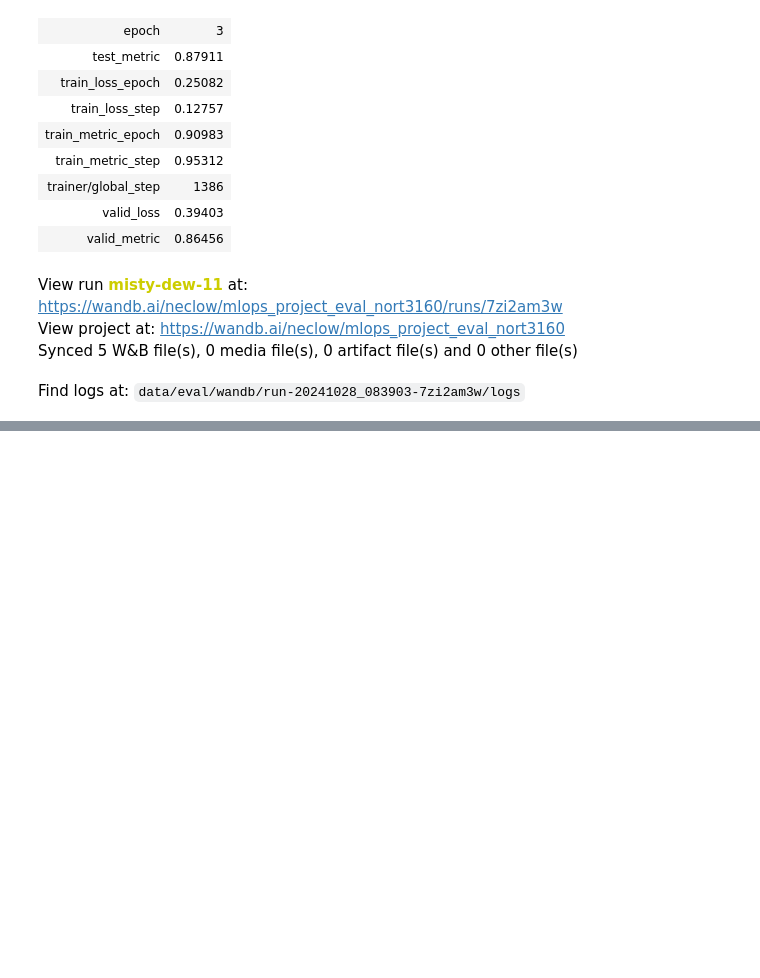
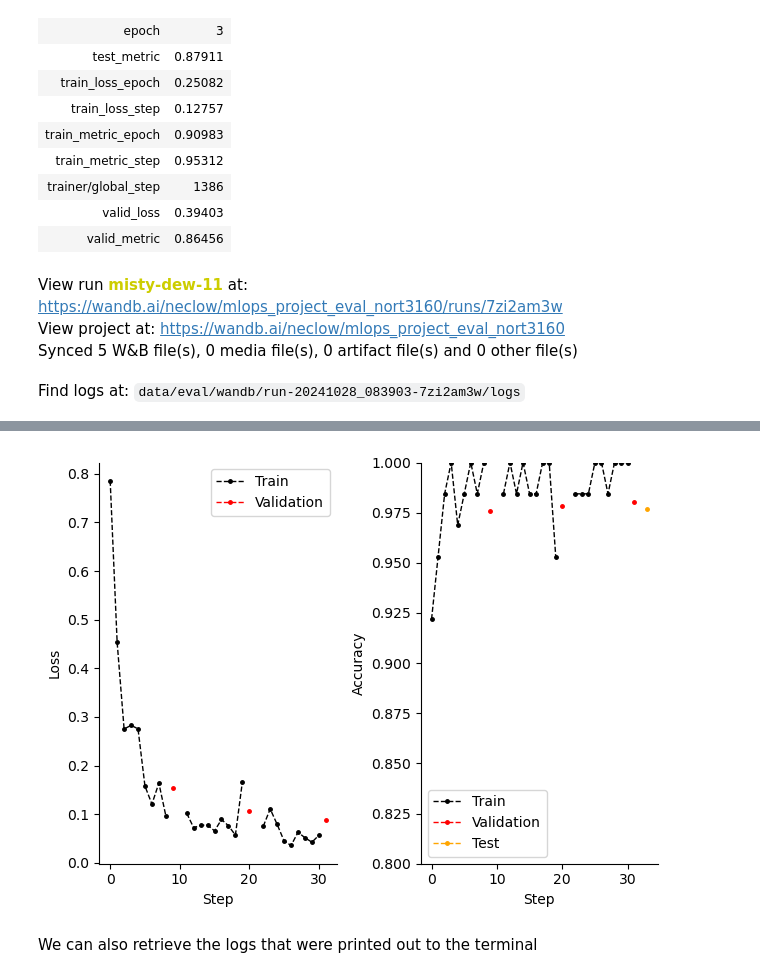
Before and after one commit to Neclow/mlops_project, a Jupyter notebook: notebooks/model_development.ipynb, the cells around one changed output, grey strips where cells are left out. Saved outputs shown, nothing was run; the diff lists cells and outputs as text; code cells hidden in the pictures; blank space fills up the shorter version.

```diff
--- a/notebooks/model_development.ipynb
+++ b/notebooks/model_development.ipynb
@@ -328,0 +361,7 @@ run = api.run()
+# %%
+api = wandb.Api()
+entity = "neclow"
+
+project = "mlops_project_eval_nort3160"
+
+runs = api.runs(f"{entity}/{project}")
@@ -328,0 +413,8 @@ run = api.run()
+# %%
+run_id = "igyrfwxv"
+
+run = api.run(f"neclow/mlops_project_eval_nort3160/{run_id}")
+
+run_history = run.history()
+
+run_history.head()
@@ -328,0 +428,52 @@ run = api.run()
+# %%
+fig, axs = plt.subplots(1, 2)
+
+plot_args = dict(linestyle="dashed", linewidth=1, style='.-', markersize=5)
+
+run_history.plot(x="_step", y="train_loss_step", color="k", label="Train", ax=axs[0], **plot_args)
+run_history.plot(
+    x="_step",
+    y="valid_loss",
+    color="r",
+    label="Validation",
+    ax=axs[0],
+    **plot_args
+)
+axs[0].set_ylabel("Loss")
+axs[0].set_xlabel("Step")
+
+run_history.plot(
+    x="_step",
+    y="train_metric_step",
+    color="k",
+    label="Train",
+    ax=axs[1],
+    **plot_args,
+)
+run_history.plot(
+    x="_step",
+    y="valid_metric",
+    color="r",
+    label="Validation",
+    ax=axs[1],
+    **plot_args,
+)
+run_history.plot(
+    x="_step",
+    y="test_metric",
+    color="orange",
+    label="Test",
+    ax=axs[1],
+    **plot_args,
+)
+axs[1].set_ylabel("Accuracy")
+axs[1].set_xlabel("Step")
+axs[1].set_ylim(0.8, 1)
+
+sns.despine()
+fig.tight_layout()
+plt.show()
+# %% [output]
+[figure, added]
+# %% [markdown]
+We can also retrieve the logs that were printed out to the terminal
```
Also changed, not shown: parts of 18 cells of this notebook, 7 other files.
